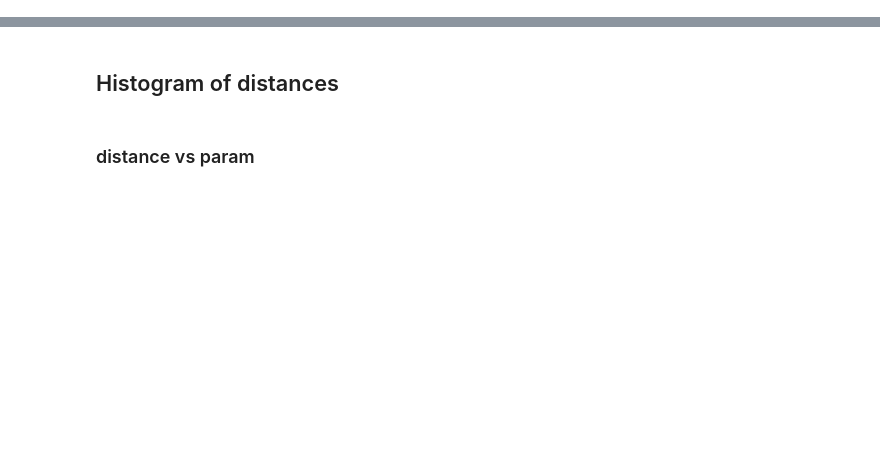
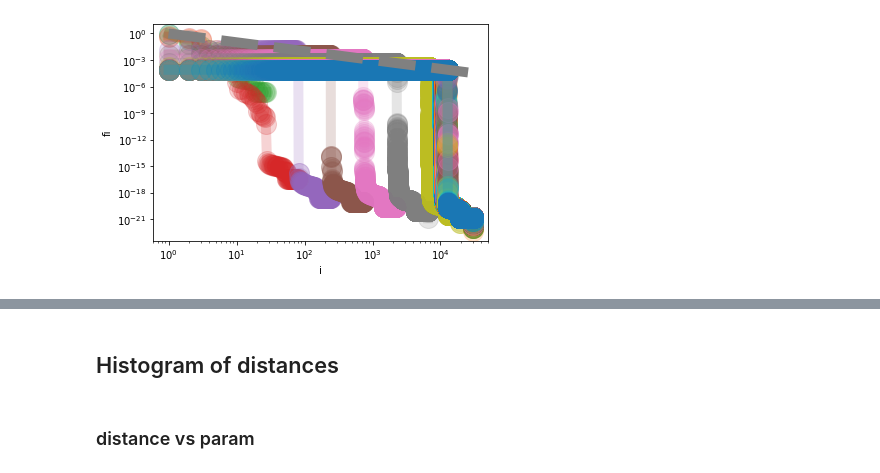
Before and after one commit to fvalle1/latentrees, a Jupyter notebook: sampletree.ipynb, the cells around one changed output, grey strips where cells are left out. Saved outputs shown, nothing was run; the diff lists cells and outputs as text; code cells hidden in the pictures; blank space fills up the shorter version.

```diff
--- a/sampletree.ipynb
+++ b/sampletree.ipynb
@@ -27,20 +46,22 @@ runtime.run()
 # %%
-loi_index = -1
-layers = runtime.models[loi_index].layers
-L = runtime[loi_index].L
-nl = runtime[loi_index].nl
+moi_index = "3.00"
+layers = runtime[moi_index].layers
+L = runtime[moi_index].L
+nl = runtime[moi_index].nl
 # %%
 fig = plt.figure()
 
 for l in range(L+1):
-    freqs = layers[l].sorted_nodes
+    freqs =np.abs(layers[l].sorted_nodes)
     x = np.linspace(1, len(freqs), len(freqs))
-    plt.plot(x, freqs/np.sum(freqs), marker="o", ms=20, lw=10, alpha=0.2)
+    plt.plot(x, np.sort(freqs)[::-1]/np.sum(freqs), marker="o", ms=20, lw=10, alpha=0.2)
 
 plt.plot(x, 1/x, color="gray", lw=10, ls="--")
 
 plt.xscale("log")
 plt.yscale("log")
 plt.xlabel("i")
 plt.ylabel("fi")
 fig.show()
+# %% [output]
+[figure, added]
```
Also changed, not shown: parts of 13 cells of this notebook, 10 other files.
